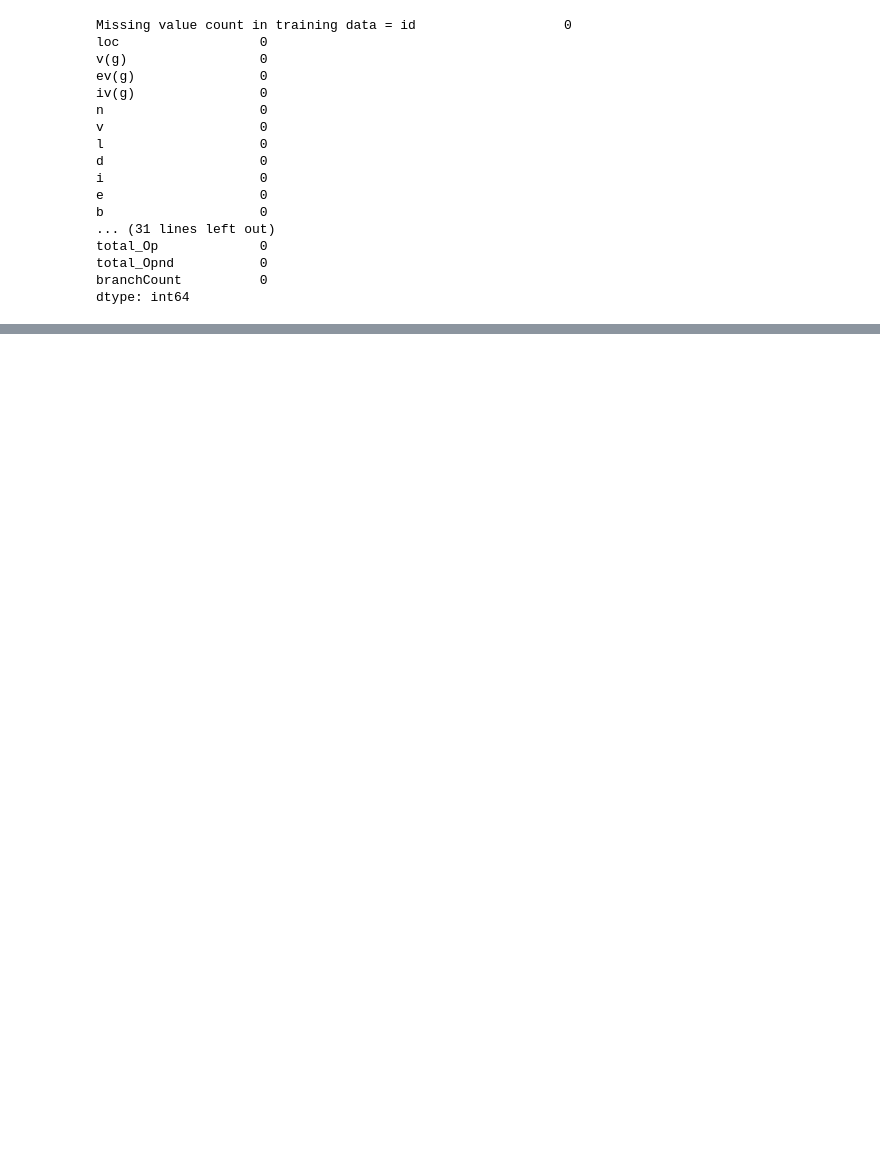
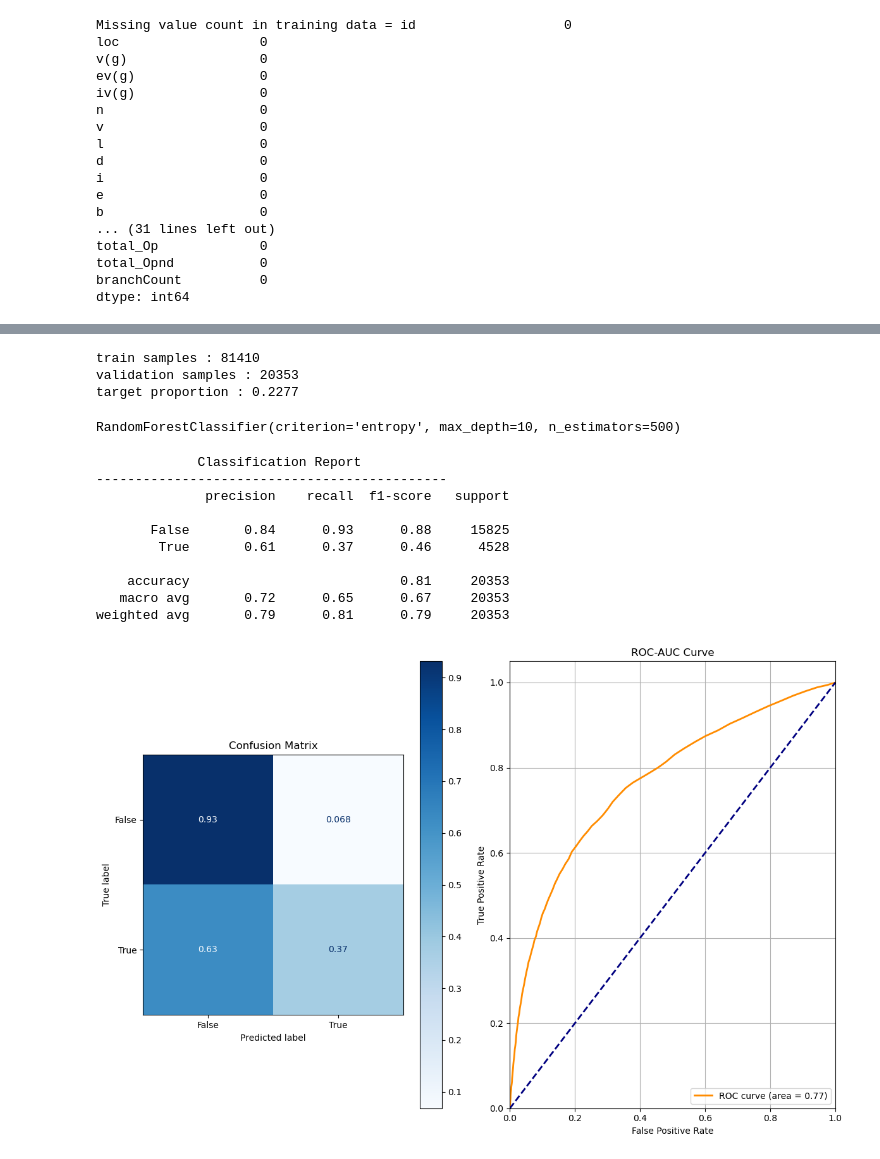
Before and after one commit to duranyi46/kaggle_comp_practice, a Jupyter notebook: softwaredefect/notebook.ipynb, the cells around one changed output, grey strips where cells are left out. Saved outputs shown, nothing was run; the diff lists cells and outputs as text; code cells hidden in the pictures; blank space fills up the shorter version.

```diff
--- a/softwaredefect/notebook.ipynb
+++ b/softwaredefect/notebook.ipynb
@@ -197,0 +187,9 @@ dtype: int64
+# %%
+X_train, X_val, y_train, y_val = train_test_split(train_df[features], train_df['defects'], test_size=0.2, random_state=42)
+print(f'train samples : {len(X_train)}')
+print(f'validation samples : {len(X_val)}')
+print(f'target proportion : {sum(y_train) / len(y_train):.4f}')
+# %% [output]
+train samples : 81410
+validation samples : 20353
+target proportion : 0.2277
@@ -197,0 +213,55 @@ dtype: int64
+# %%
+best_rf_params = {'bootstrap': True, 'ccp_alpha': 0.0, 'class_weight': None, 'criterion': 'entropy', 'max_depth': 10, 'max_features': 'sqrt', 'max_leaf_nodes': None, 'max_samples': None, 'min_impurity_decrease': 0.0, 'min_samples_leaf': 1, 'min_samples_split': 2, 'min_weight_fraction_leaf': 0.0, 'n_estimators': 500, 'n_jobs': None, 'oob_score': False, 'random_state': None, 'verbose': 0, 'warm_start': False}
+best_rf_model = RandomForestClassifier(**best_rf_params)
+best_rf_model.fit(X_train, y_train)
+# %% [output]
+RandomForestClassifier(criterion='entropy', max_depth=10, n_estimators=500)
+# %%
+def evaluate_model(model, X_test, y_test):
+    # prediction
+    y_hat_test = model.predict(X_test)
+
+    # classification report
+    print('             Classification Report')
+    print('---------------------------------------------')
+    print(classification_report(y_test, y_hat_test))
+
+    # confusion matrix
+    fig, axes = plt.subplots(figsize=(12, 8), ncols=2)
+    cm = ConfusionMatrixDisplay.from_estimator(model, X_test, y_test, normalize='true', cmap='Blues', ax=axes[0])
+    axes[0].set_title('Confusion Matrix')
+
+    # ROC-AUC Curve
+    y_score = model.predict_proba(X_test)[:, 1]  # Assuming binary classification
+    fpr, tpr, _ = roc_curve(y_test, y_score)
+    roc_auc = auc(fpr, tpr)
+    axes[1].plot(fpr, tpr, color='darkorange', lw=2, label=f'ROC curve (area = {roc_auc:.2f})')
+    axes[1].plot([0, 1], [0, 1], color='navy', lw=2, linestyle='--')
+    axes[1].set_xlim([0.0, 1.0])
+    axes[1].set_ylim([0.0, 1.05])
+    axes[1].set_xlabel('False Positive Rate')
+    axes[1].set_ylabel('True Positive Rate')
+    axes[1].set_title('ROC-AUC Curve')
+    axes[1].legend(loc='lower right')
+    axes[1].grid()
+
+    fig.tight_layout()
+    plt.show()
+# %%
+# Base model evaluation
+
+rf = RandomForestClassifier()
+rf.fit(X_train, y_train)
+evaluate_model(rf, X_val, y_val)
+# %% [output]
+             Classification Report
+---------------------------------------------
+              precision    recall  f1-score   support
+
+       False       0.84      0.93      0.88     15825
+        True       0.61      0.37      0.46      4528
+
+    accuracy                           0.81     20353
+   macro avg       0.72      0.65      0.67     20353
+weighted avg       0.79      0.81      0.79     20353
+[figure, added]
```
Also changed, not shown: parts of 15 cells of this notebook, 1 other file.
